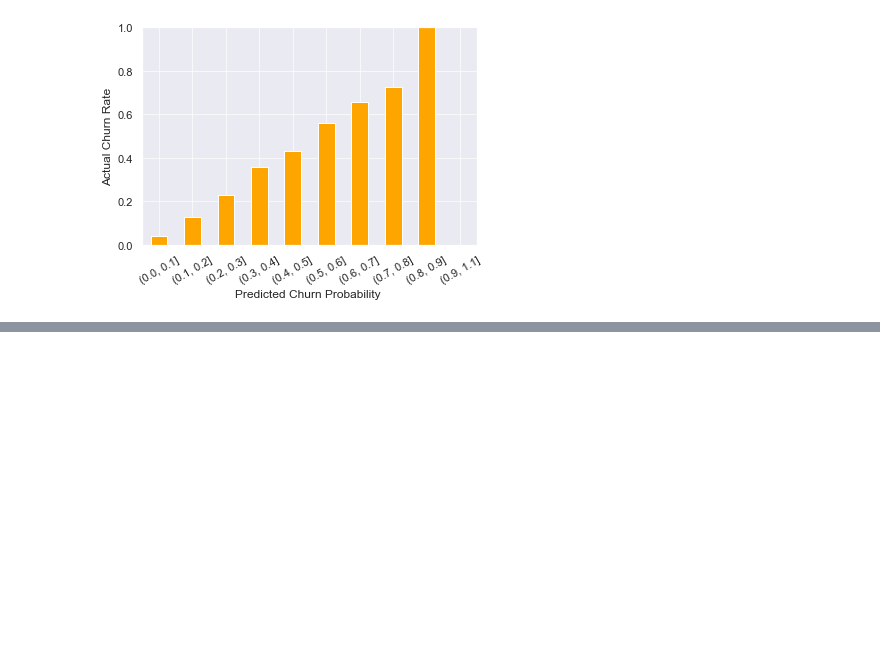
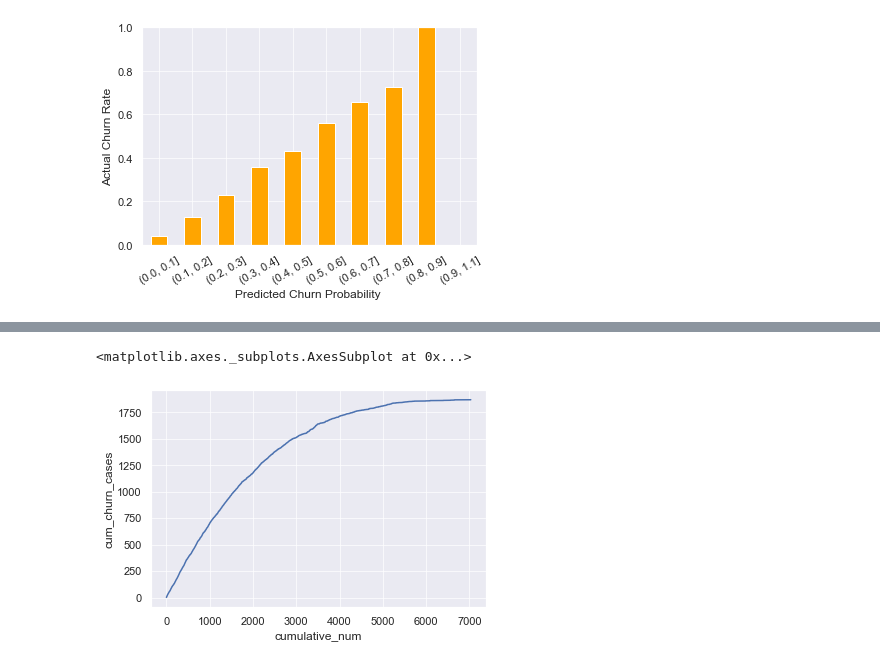
Before and after one commit to ravinder79/Telco_Churn, a Jupyter notebook: Telco_Churn_Final.ipynb, the cells around one changed output, grey strips where cells are left out. Cells and saved outputs as stored; diff of their text form; code cells hidden in the pictures; blank space fills up the shorter version.

```diff
--- a/Telco_Churn_Final.ipynb
+++ b/Telco_Churn_Final.ipynb
@@ -832,0 +841,13 @@ plt.xticks(rotation = 30)
+# %%
+final_csv = pd.merge(final_csv, y_df, left_index = True, right_index = True, how = 'left', copy=True)
+final_csv = final_csv.sort_values(by = 'churn_prob', ascending = False)
+# %%
+final_csv = final_csv.rename(columns= {'churn': 'actual_churn'})
+# %%
+final_csv['cumulative_num'] = np.arange(len(final_csv))+1
+final_csv['cum_churn_cases'] = final_csv['actual_churn'].cumsum()
+# %%
+sns.lineplot(x = 'cumulative_num', y = 'cum_churn_cases', data = final_csv)
+# %% [output]
+<matplotlib.axes._subplots.AxesSubplot at 0x...>
+[figure, added]
```
Also changed, not shown: parts of 8 cells of this notebook.
